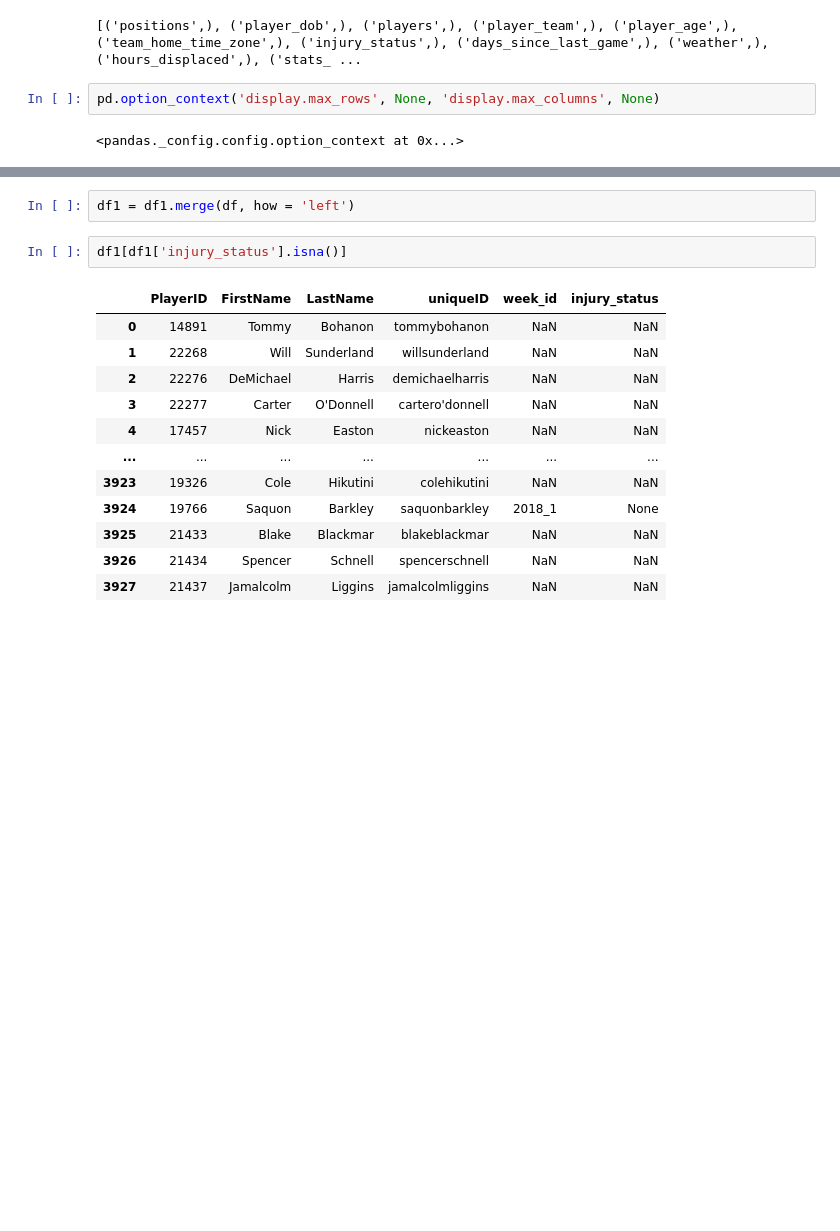
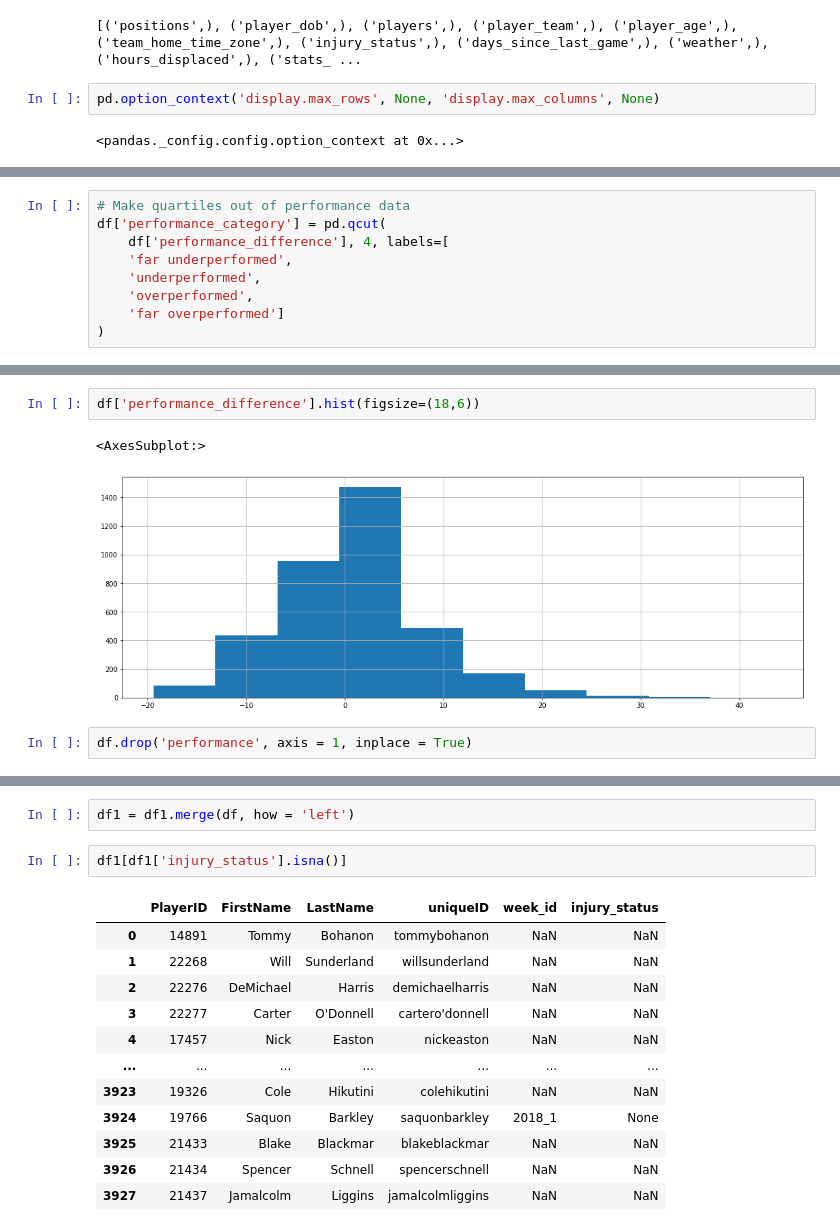
Before and after one commit to oconnorac/Cloudy-with-a-Chance-of-Football, a Jupyter notebook: notebooks/machine_learning/MachineLearning.ipynb, the cells around one changed output, grey strips where cells are left out. Cells and saved outputs as stored; diff of their text form; blank space fills up the shorter version.

```diff
--- a/notebooks/machine_learning/MachineLearning.ipynb
+++ b/notebooks/machine_learning/MachineLearning.ipynb
@@ -57,0 +62,9 @@ df1 = pd.read_sql_query(
+# %%
+# Make quartiles out of performance data
+df['performance_category'] = pd.qcut(
+    df['performance_difference'], 4, labels=[
+    'far underperformed',
+    'underperformed',
+    'overperformed',
+    'far overperformed']
+)
@@ -57,0 +87,7 @@ df1 = pd.read_sql_query(
+# %%
+df['performance_difference'].hist(figsize=(18,6))
+# %% [output]
+<AxesSubplot:>
+[figure, added]
+# %%
+df.drop('performance', axis = 1, inplace = True)
```
Also changed, not shown: parts of 16 cells of this notebook, 1 other file.
